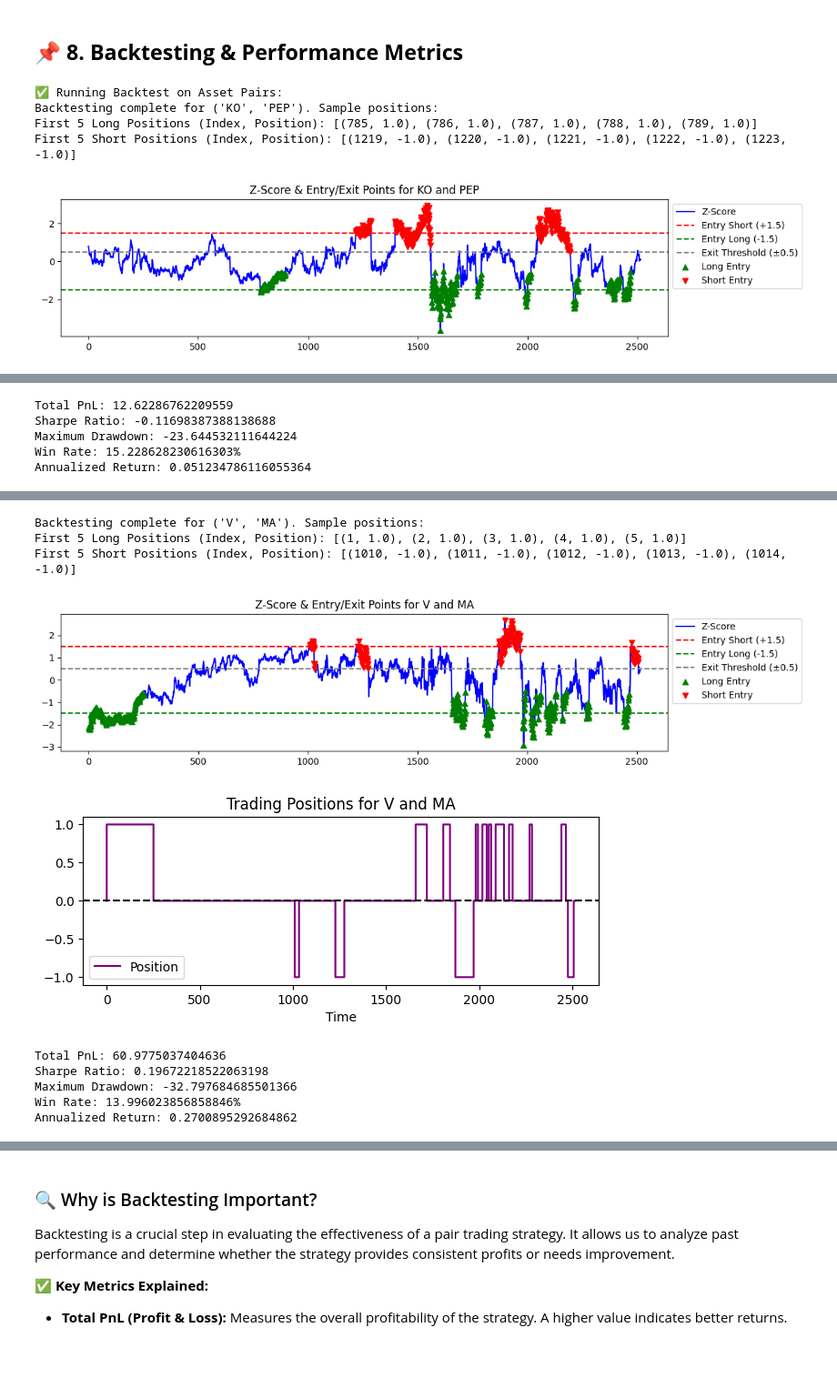
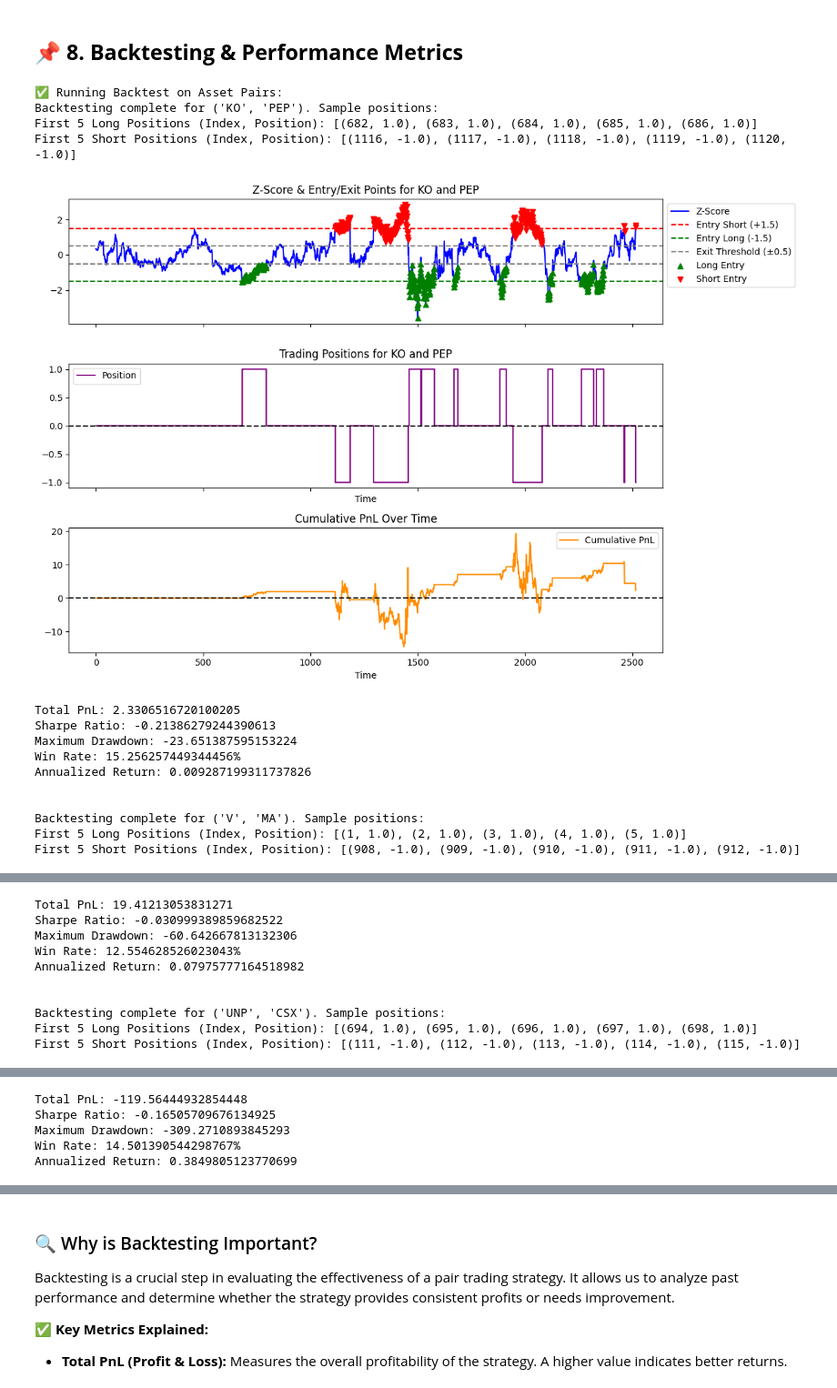
Before and after one commit to pbucukoglu/PairTradeArbitrage, a Jupyter notebook: Arbitrage_Strategy_with_Pair_Trading_FINAL.ipynb, the cells around one changed output, grey strips where cells are left out. Shown at 91% size. Cells and saved outputs as stored; diff of their text form; code cells hidden in the pictures; blank space fills up the shorter version.

Commit message:
start and end date changed

```diff
--- a/Arbitrage_Strategy_with_Pair_Trading_FINAL.ipynb
+++ b/Arbitrage_Strategy_with_Pair_Trading_FINAL.ipynb
@@ -27,7 +27,7 @@ print("✅ Libraries successfully loaded.")
 ## 📌 **2. Loading the Dataset and General Information**
 # %%
 # Function to fetch historical data for a given asset
-def get_data(pair, start='2014-01-01', end='2024-01-01'):
+def get_data(pair, start='2014-06-01', end='2024-06-01'):
     """
     Downloads historical closing price data for a given asset pair from Yahoo Finance.
     Fills missing values using forward-fill method.
@@ -358,7 +357,7 @@ for pair in cointegrated_pairs:
     print(f"   - ADF Test p-value on Spread: {adf_p_value:.4f} {'✅ Stationary' if adf_p_value < 0.05 else '❌ Not Stationary'}")
 
     # Plot spread
-    #plot_spread(spread, pair)
+    plot_spread(spread, pair)
 # %% [output]
 ✅ Computing and Analyzing Spread for Cointegrated Pairs:
 
@@ -627,35 +622,45 @@ for pair in cointegrated_pairs:
     # Calculate z-scores
     z_scores = calculate_z_score(spread)
 
     # Store results for different thresholds
     backtest_results[pair] = {}
 
     for entry_threshold, exit_threshold in [(1.5, 0.5)]:
         positions = backtest(z_scores, entry_threshold, exit_threshold)
         pnl = calculate_pnl(positions, asset1, asset2, hedge_ratio)
         cumulative_pnl = np.cumsum(pnl)
 
         backtest_results[pair][(entry_threshold, exit_threshold)] = {
             "positions": positions,
             "pnl": pnl,
             "cumulative_pnl": cumulative_pnl
         }
 
         print(f"Backtesting complete for {pair}. Sample positions:")
         print_sample_positions(positions)
 
         # Pretty plot the backtest results
-        plot_backtest(z_scores, positions, pair, entry_threshold, exit_threshold)
+        plot_backtest(z_scores, positions, pair, pnl, entry_threshold, exit_threshold)
 
         # Evaluate performance
         evaluate_performance(pnl)
 
         # Pretty plot cumulative PnL
-        plot_cumulative_pnl(pnl)
+        #plot_cumulative_pnl(pnl)
         print("\n")
 # %% [output]
 ✅ Running Backtest on Asset Pairs:
 Backtesting complete for ('KO', 'PEP'). Sample positions:
-First 5 Long Positions (Index, Position): [(785, 1.0), (786, 1.0), (787, 1.0), (788, 1.0), (789, 1.0)]
-First 5 Short Positions (Index, Position): [(1219, -1.0), (1220, -1.0), (1221, -1.0), (1222, -1.0), (1223, -1.0)]
+First 5 Long Positions (Index, Position): [(682, 1.0), (683, 1.0), (684, 1.0), (685, 1.0), (686, 1.0)]
+First 5 Short Positions (Index, Position): [(1116, -1.0), (1117, -1.0), (1118, -1.0), (1119, -1.0), (1120, -1.0)]
-[figure, old version]
+[figure, new version]
+Total PnL: 2.3306516720100205
+Sharpe Ratio: -0.21386279244390613
+Maximum Drawdown: -23.651387595153224
+Win Rate: 15.256257449344456%
+Annualized Return: 0.009287199311737826
+
+
+Backtesting complete for ('V', 'MA'). Sample positions:
+First 5 Long Positions (Index, Position): [(1, 1.0), (2, 1.0), (3, 1.0), (4, 1.0), (5, 1.0)]
+First 5 Short Positions (Index, Position): [(908, -1.0), (909, -1.0), (910, -1.0), (911, -1.0), (912, -1.0)]
@@ -663,5 +668,10 @@ First 5 Short Positions (Index, Position): [(1219, -1.0), (1220, -1.0), (1221, -
-Total PnL: 12.62286762209559
-Sharpe Ratio: -0.11698387388138688
-Maximum Drawdown: -23.644532111644224
-Win Rate: 15.228628230616303%
-Annualized Return: 0.051234786116055364
+Total PnL: 19.41213053831271
+Sharpe Ratio: -0.030999389859682522
+Maximum Drawdown: -60.642667813132306
+Win Rate: 12.554628526023043%
+Annualized Return: 0.07975777164518982
+
+
+Backtesting complete for ('UNP', 'CSX'). Sample positions:
+First 5 Long Positions (Index, Position): [(694, 1.0), (695, 1.0), (696, 1.0), (697, 1.0), (698, 1.0)]
+First 5 Short Positions (Index, Position): [(111, -1.0), (112, -1.0), (113, -1.0), (114, -1.0), (115, -1.0)]
@@ -669,10 +679,5 @@ Annualized Return: 0.051234786116055364
-Backtesting complete for ('V', 'MA'). Sample positions:
-First 5 Long Positions (Index, Position): [(1, 1.0), (2, 1.0), (3, 1.0), (4, 1.0), (5, 1.0)]
-First 5 Short Positions (Index, Position): [(1010, -1.0), (1011, -1.0), (1012, -1.0), (1013, -1.0), (1014, -1.0)]
-[figure, removed]
-[figure, removed]
-Total PnL: 60.9775037404636
-Sharpe Ratio: 0.19672218522063198
-Maximum Drawdown: -32.797684685501366
-Win Rate: 13.996023856858846%
-Annualized Return: 0.2700895292684862
+Total PnL: -119.56444932854448
+Sharpe Ratio: -0.16505709676134925
+Maximum Drawdown: -309.2710893845293
+Win Rate: 14.501390544298767%
+Annualized Return: 0.3849805123770699
```
Also changed, not shown: parts of 10 cells of this notebook.
